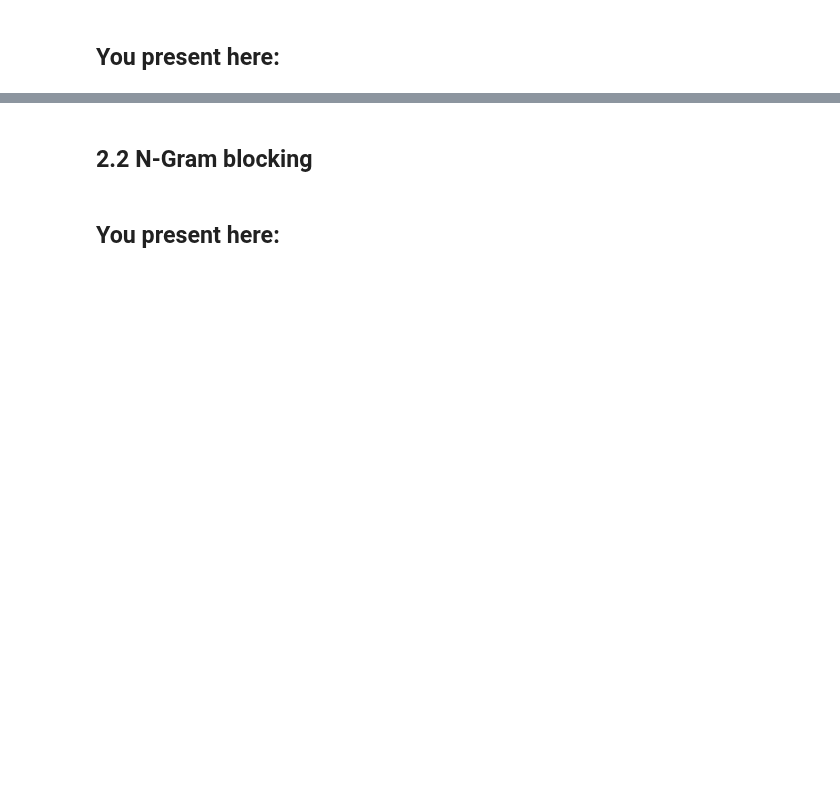
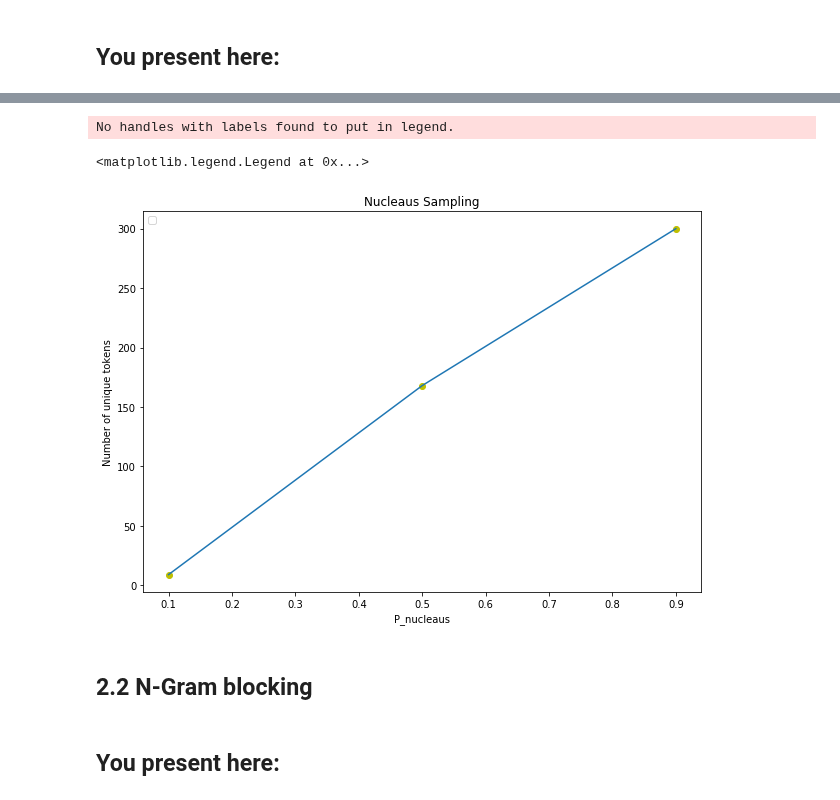
Before and after one commit to nimiw0821/DS-GA_1011_NLP, a Jupyter notebook: HW4/hw4_(1).ipynb, the cells around one changed output, grey strips where cells are left out. Drawn from its saved outputs; the diff is of its cells as text; code cells hidden in the pictures; blank space fills up the shorter version.

```diff
--- a/HW4/hw4_(1).ipynb
+++ b/HW4/hw4_(1).ipynb
@@ -905,3 +924,15 @@ plt.legend(loc = 2)
+# %%
+plt.figure(figsize = (10,7))
+plt.plot(top_p_list, unique_tokens, 'yo')
+plt.plot(top_p_list, unique_tokens)
+plt.title('Nucleaus Sampling')
+plt.ylabel('Number of unique tokens')
+plt.xlabel('P_nucleaus')
+plt.legend(loc = 2)
+# %% [output]
+No handles with labels found to put in legend.
+<matplotlib.legend.Legend at 0x...>
+[figure, added]
 # %% [markdown]
 ## 2.2 N-Gram blocking
 # %%
```
Also changed, not shown: parts of 7 cells of this notebook.
